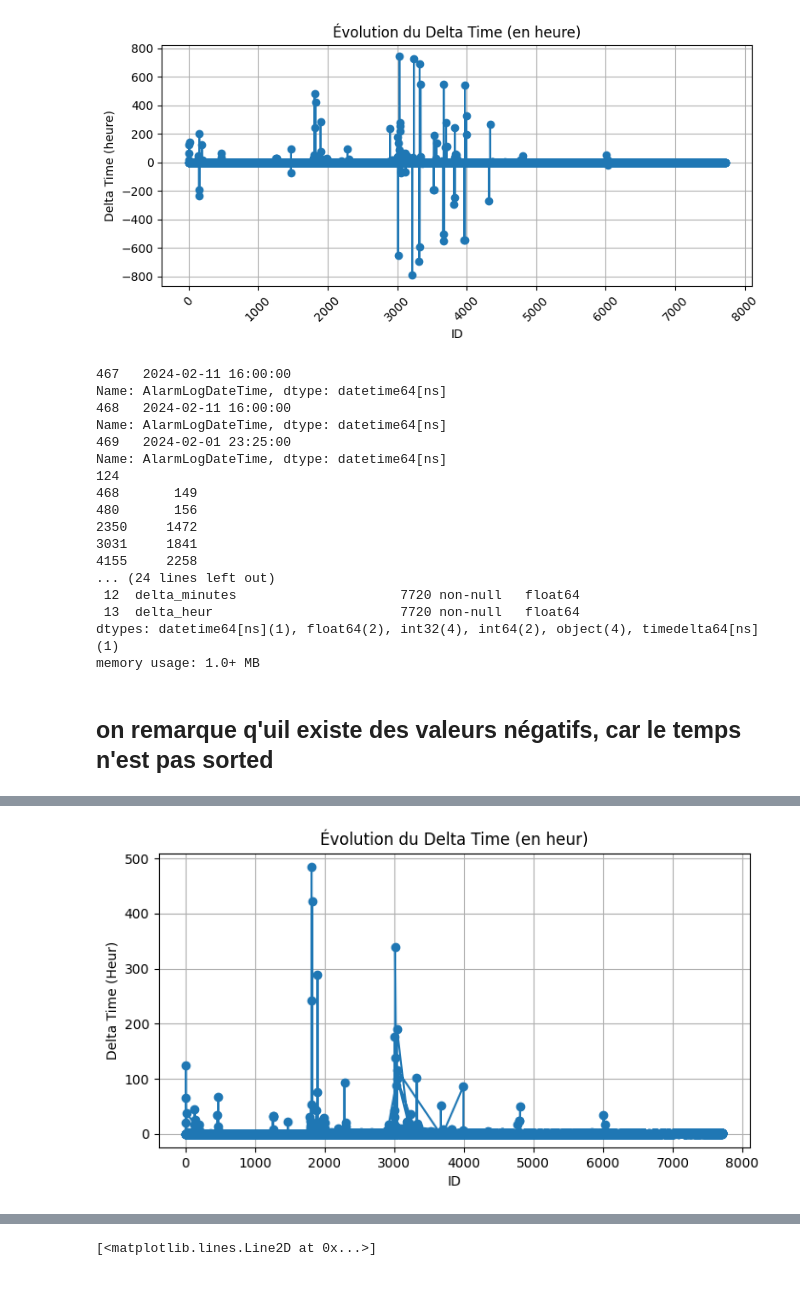
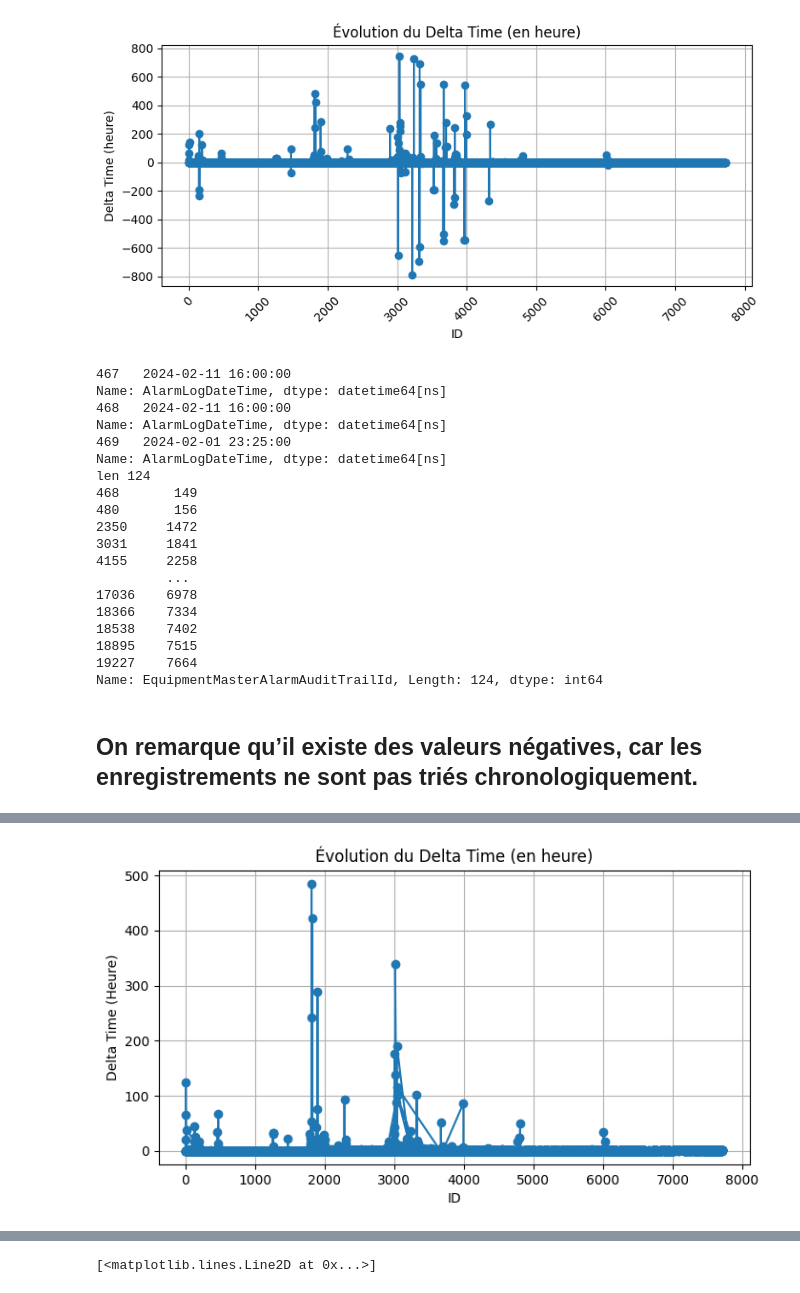
Before and after one commit to ayabenmalek/data-science_notebooks, a Jupyter notebook: alarms.ipynb, the cells around one changed output, grey strips where cells are left out. Cells and saved outputs as stored; diff of their text form; code cells hidden in the pictures.

```diff
--- a/alarms.ipynb
+++ b/alarms.ipynb
@@ -273,7 +278,7 @@ plt.show()
 
 df['delta_time'] = df['AlarmLogDateTime'].shift(-1) - df['AlarmLogDateTime']
 df['delta_minutes'] = df['delta_time'].dt.total_seconds() / 60
-df['delta_heur'] = df['delta_time'].dt.total_seconds() / 3600
+df['delta_heure'] = df['delta_time'].dt.total_seconds() / 3600
 df.head()
 # %% [output]
 |  | EquipmentMasterAlarmAuditTrailId | EquipmentMasterId | EquipmentName | AlarmLogDateTime | AlarmEvent | AlarmType | ... |
@@ -298,7 +305,7 @@ plt.show()
 # %% [output]
 [figure]
 # %%
-valeurs_negatives = df[df['delta_heur'] < 0]['EquipmentMasterAlarmAuditTrailId']
+valeurs_negatives = df[df['delta_heure'] < 0]['EquipmentMasterAlarmAuditTrailId']
 
 # Afficher
 laval_1 = df[df['EquipmentMasterAlarmAuditTrailId'] ==  148]['AlarmLogDateTime']
@@ -307,9 +314,8 @@ laval_3 = df[df['EquipmentMasterAlarmAuditTrailId'] ==  150]['AlarmLogDateTime']
 print(laval_1)
 print(laval_2)
 print(laval_3)
-print(len(valeurs_negatives))
+print("len",len(valeurs_negatives))
 print(valeurs_negatives)
-df.info()
 # %% [output]
 467   2024-02-11 16:00:00
 Name: AlarmLogDateTime, dtype: datetime64[ns]
@@ -317,19 +323,21 @@ Name: AlarmLogDateTime, dtype: datetime64[ns]
 Name: AlarmLogDateTime, dtype: datetime64[ns]
 469   2024-02-01 23:25:00
 Name: AlarmLogDateTime, dtype: datetime64[ns]
-124
+len 124
 468       149
 480       156
 2350     1472
 3031     1841
 4155     2258
-... (24 lines left out)
- 12  delta_minutes                     7720 non-null   float64
- 13  delta_heur                        7720 non-null   float64
-dtypes: datetime64[ns](1), float64(2), int32(4), int64(2), object(4), timedelta64[ns](1)
-memory usage: 1.0+ MB
+         ...
+17036    6978
+18366    7334
+18538    7402
+18895    7515
+19227    7664
+Name: EquipmentMasterAlarmAuditTrailId, Length: 124, dtype: int64
-# %% [markdown]
-## on remarque q'uil existe des valeurs négatifs, car le temps n'est pas sorted
+# %% [markdown]
+## On remarque qu’il existe des valeurs négatives, car les enregistrements ne sont pas triés chronologiquement.
 # %%
 df.sort_values(by='AlarmLogDateTime', inplace=True)
 df = df.reset_index(drop=True)
@@ -337,7 +345,7 @@ df = df.reset_index(drop=True)
 #recalculer delta
 df['delta_time'] = df['AlarmLogDateTime'].shift(-1) - df['AlarmLogDateTime']
 df['delta_minutes'] = df['delta_time'].dt.total_seconds() / 60
-df['delta_heur'] = df['delta_time'].dt.total_seconds() / 3600
+df['delta_heure'] = df['delta_time'].dt.total_seconds() / 3600
 df.head()
 # %% [output]
 |  | EquipmentMasterAlarmAuditTrailId | EquipmentMasterId | EquipmentName | AlarmLogDateTime | AlarmEvent | AlarmType | ... |
@@ -348,14 +356,14 @@ df.head()
 | 4 | 5 | 2 | CQ.INC.001 | 2024-01-23 11:38:00 | TEMP 7 LOW ALARM | A | ... |
 # %%
 plt.figure(figsize=(8, 4))
-plt.plot(df['EquipmentMasterAlarmAuditTrailId'], df['delta_heur'], marker='o', linestyle='-')
-plt.title("Évolution du Delta Time (en heur)")
+plt.plot(df['EquipmentMasterAlarmAuditTrailId'], df['delta_heure'], marker='o', linestyle='-')
+plt.title("Évolution du Delta Time (en heure)")
 plt.xlabel("ID")
-plt.ylabel("Delta Time (Heur)")
+plt.ylabel("Delta Time (Heure)")
 plt.grid(True)
 
 
 plt.show()
 # %% [output]
-[figure, old version]
+[figure, new version]
 # %% [markdown]
```
Also changed, not shown: parts of 30 cells of this notebook.
